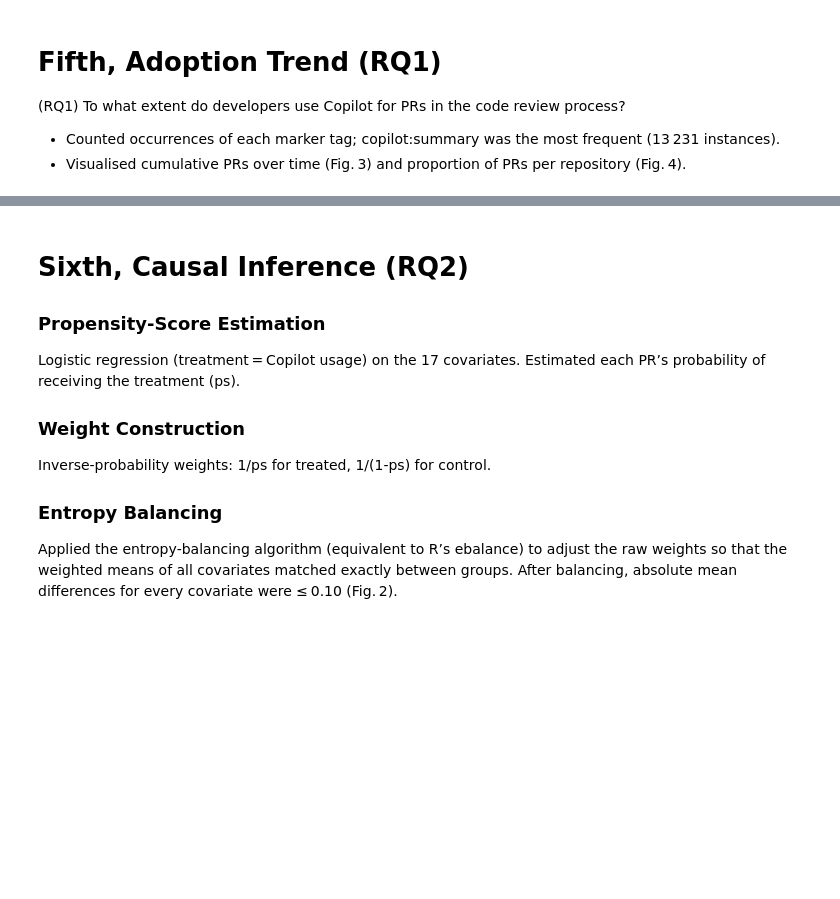
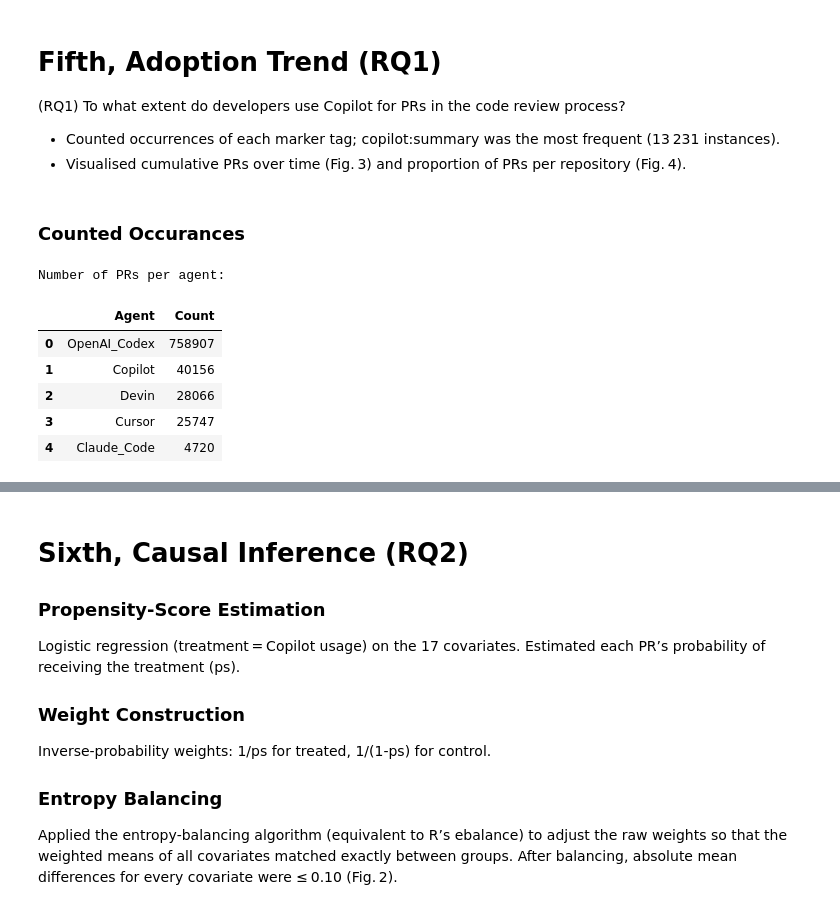
Before and after one commit to awjans/CopilotForPRsAdoption, a Jupyter notebook: scripts/AIDev.ipynb, the cells around one changed output, grey strips where cells are left out. Saved outputs shown, nothing was run; the diff lists cells and outputs as text; code cells hidden in the pictures; blank space fills up the shorter version.

```diff
--- a/scripts/AIDev.ipynb
+++ b/scripts/AIDev.ipynb
@@ -902,3 +908,21 @@ These are all bots
 
 * Counted occurrences of each marker tag; copilot:summary was the most frequent (13 231 instances).
 * Visualised cumulative PRs over time (Fig. 3) and proportion of PRs per repository (Fig. 4).
+# %% [markdown]
+### Counted Occurances
+# %%
+# Get the counts of rows for each agent in the metrics DataFrame
+agent_counts = metrics['agent'].value_counts().reset_index()
+human_counts = human_metrics['agent'].value_counts().reset_index()
+agent_counts.columns = ['Agent', 'Count']
+
+print("Number of PRs per agent:")
+display(agent_counts)
+# %% [output]
+Number of PRs per agent:
+|  | Agent | Count |
+| 0 | OpenAI_Codex | 758907 |
+| 1 | Copilot | 40156 |
+| 2 | Devin | 28066 |
+| 3 | Cursor | 25747 |
+| 4 | Claude_Code | 4720 |
```
Also changed, not shown: parts of 6 cells of this notebook.
